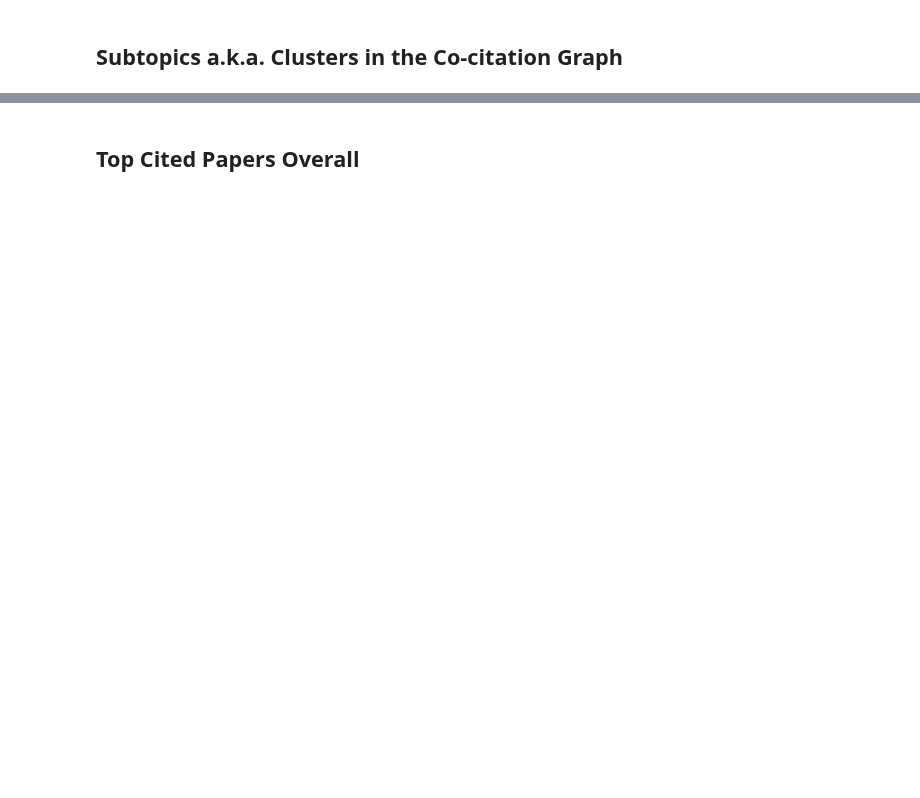
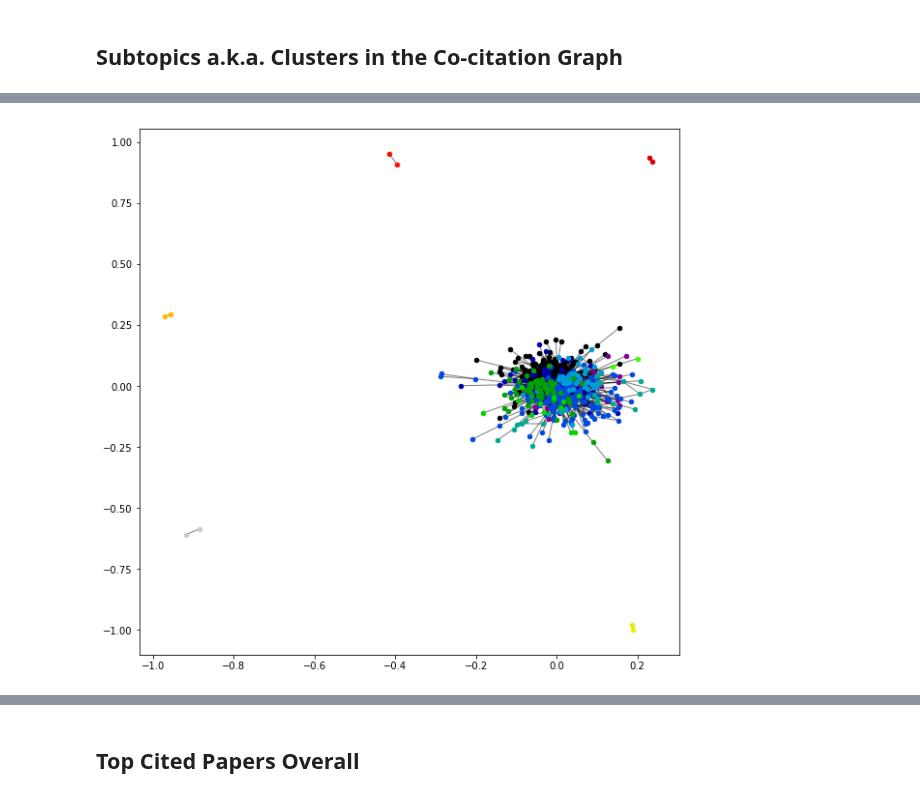
Before and after one commit to JetBrains-Research/pubtrends, a Jupyter notebook: models/key_papers.ipynb, the cells around one changed output, grey strips where cells are left out. Cells and saved outputs as stored; diff of their text form; code cells hidden in the pictures; blank space fills up the shorter version.

Commit message:
co-citation graph visualization

```diff
--- a/models/key_papers.ipynb
+++ b/models/key_papers.ipynb
@@ -317,3 +368,19 @@ import community
 
 p = community.best_partition(analyzer.CG)
 # q = list(greedy_modularity_communities(analyzer.CG))
+# %%
+import networkx as nx
+
+# Visualize components
+plt.figure(figsize=(10, 10))
+components = list(set(p.values()))
+size = float(len(components))
+pos = nx.spring_layout(analyzer.CG)
+cmap = plt.cm.get_cmap('nipy_spectral', len(set(p.values())))
+for i, com in enumerate(components):
+    list_nodes = [nodes for nodes in p.keys() if p[nodes] == com]
+    nx.draw_networkx_nodes(analyzer.CG, pos, list_nodes, node_size = 20, node_color = [cmap(i)])
+
+nx.draw_networkx_edges(analyzer.CG, pos, alpha=0.5)
+plt.show()
+# %% [output]
@@ -320,3 +391,4 @@ p = community.best_partition(analyzer.CG)
+[figure, added]
 # %%
 df_comp = pd.Series(p).reset_index().rename(columns={'index': 'pmid', 0: 'comp'})
 df_all = pd.merge(df_all, df_comp, on='pmid')
```
Also changed, not shown: parts of 13 cells of this notebook.
